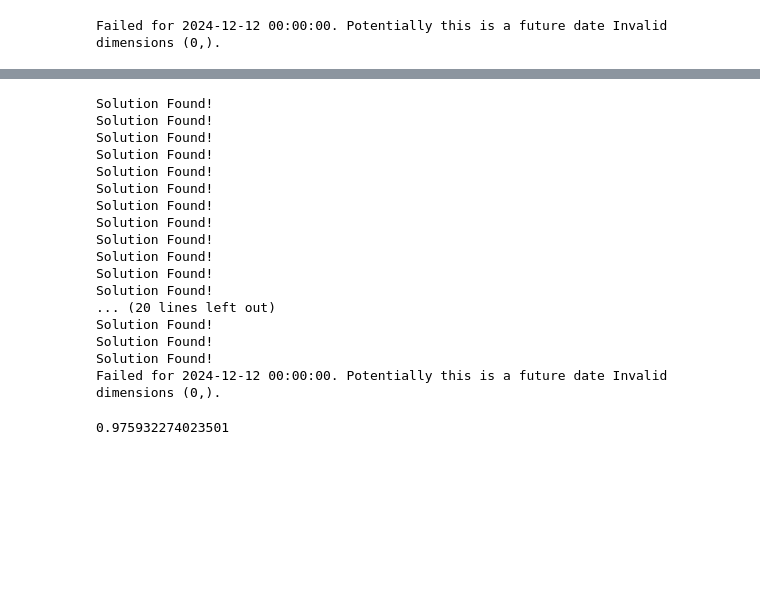
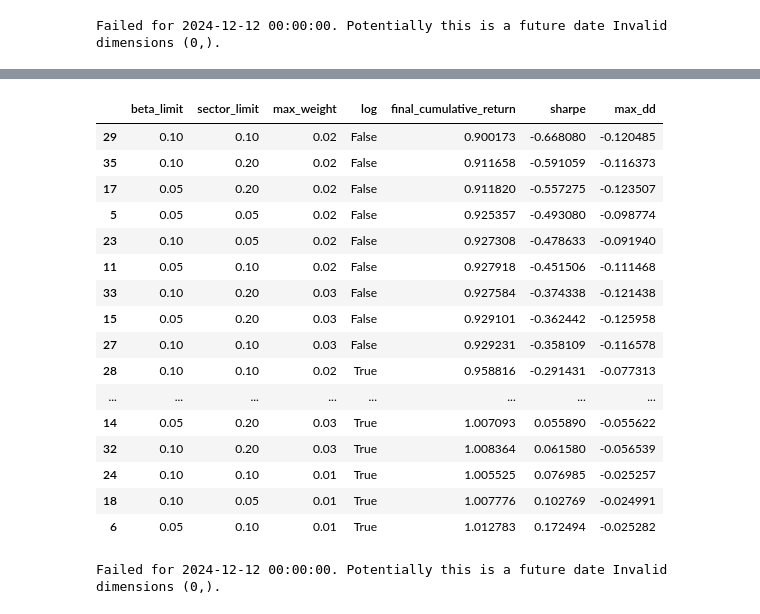
Before and after one commit to Casper889/STR, a Jupyter notebook: testeng.ipynb, the cells around one changed output, grey strips where cells are left out. Drawn from its saved outputs; the diff is of its cells as text; code cells hidden in the pictures; blank space fills up the shorter version.

```diff
--- a/testeng.ipynb
+++ b/testeng.ipynb
@@ -130,0 +88,10 @@ spx.strategy_returns['2018':].mul(3).add(1).cumprod().plot()
+# %%
+# Define ranges for grid search
+beta_limits = [0.05, 0.1]
+sector_limits = [0.05, 0.1, 0.2]
+max_weights = [0.01, 0.03, 0.02]
+log = [True, False]
+start = pd.to_datetime('2019-01-01')
+
+# Perform grid search
+results = SX5E.grid_search(beta_limits, sector_limits, max_weights, log, start)
@@ -130,0 +134,20 @@ spx.strategy_returns['2018':].mul(3).add(1).cumprod().plot()
+# %%
+results.sort_values('sharpe')
+# %% [output]
+|  | beta_limit | sector_limit | max_weight | log | final_cumulative_return | sharpe | max_dd |
+| 29 | 0.10 | 0.10 | 0.02 | False | 0.900173 | -0.668080 | -0.120485 |
+| 35 | 0.10 | 0.20 | 0.02 | False | 0.911658 | -0.591059 | -0.116373 |
+| 17 | 0.05 | 0.20 | 0.02 | False | 0.911820 | -0.557275 | -0.123507 |
+| 5 | 0.05 | 0.05 | 0.02 | False | 0.925357 | -0.493080 | -0.098774 |
+| 23 | 0.10 | 0.05 | 0.02 | False | 0.927308 | -0.478633 | -0.091940 |
+| 11 | 0.05 | 0.10 | 0.02 | False | 0.927918 | -0.451506 | -0.111468 |
+| 33 | 0.10 | 0.20 | 0.03 | False | 0.927584 | -0.374338 | -0.121438 |
+| 15 | 0.05 | 0.20 | 0.03 | False | 0.929101 | -0.362442 | -0.125958 |
+| 27 | 0.10 | 0.10 | 0.03 | False | 0.929231 | -0.358109 | -0.116578 |
+| 28 | 0.10 | 0.10 | 0.02 | True | 0.958816 | -0.291431 | -0.077313 |
+| ... | ... | ... | ... | ... | ... | ... | ... |
+| 14 | 0.05 | 0.20 | 0.03 | True | 1.007093 | 0.055890 | -0.055622 |
+| 32 | 0.10 | 0.20 | 0.03 | True | 1.008364 | 0.061580 | -0.056539 |
+| 24 | 0.10 | 0.10 | 0.01 | True | 1.005525 | 0.076985 | -0.025257 |
+| 18 | 0.10 | 0.05 | 0.01 | True | 1.007776 | 0.102769 | -0.024991 |
+| 6 | 0.05 | 0.10 | 0.01 | True | 1.012783 | 0.172494 | -0.025282 |
@@ -131,27 +156,9 @@ spx.strategy_returns['2018':].mul(3).add(1).cumprod().plot()
 # %%
-beta_limit = 0.05
+beta_limit = 0.1
 sector_limit = 0.05
-max_weight = 0.03
+max_weight = 0.02
 
-spx.create_portfolios(beta_range=(-beta_limit,beta_limit),sector_range=(-sector_limit,sector_limit), max_weight=max_weight)
-spx.run_backtest()
-result = spx.cumulative_strategy_returns.iloc[-1]
+MXEU.create_portfolios(beta_range=(-beta_limit,beta_limit),sector_range=(-sector_limit,sector_limit), max_weight=max_weight, log=False)
+MXEU.run_backtest()
 # %% [output]
-Solution Found!
-Solution Found!
-Solution Found!
-Solution Found!
-Solution Found!
-Solution Found!
-Solution Found!
-Solution Found!
-Solution Found!
-Solution Found!
-Solution Found!
-Solution Found!
-... (20 lines left out)
-Solution Found!
-Solution Found!
-Solution Found!
 Failed for 2024-12-12 00:00:00. Potentially this is a future date Invalid dimensions (0,).
-0.975932274023501
```
Also changed, not shown: parts of 15 cells of this notebook, 5 other files.
